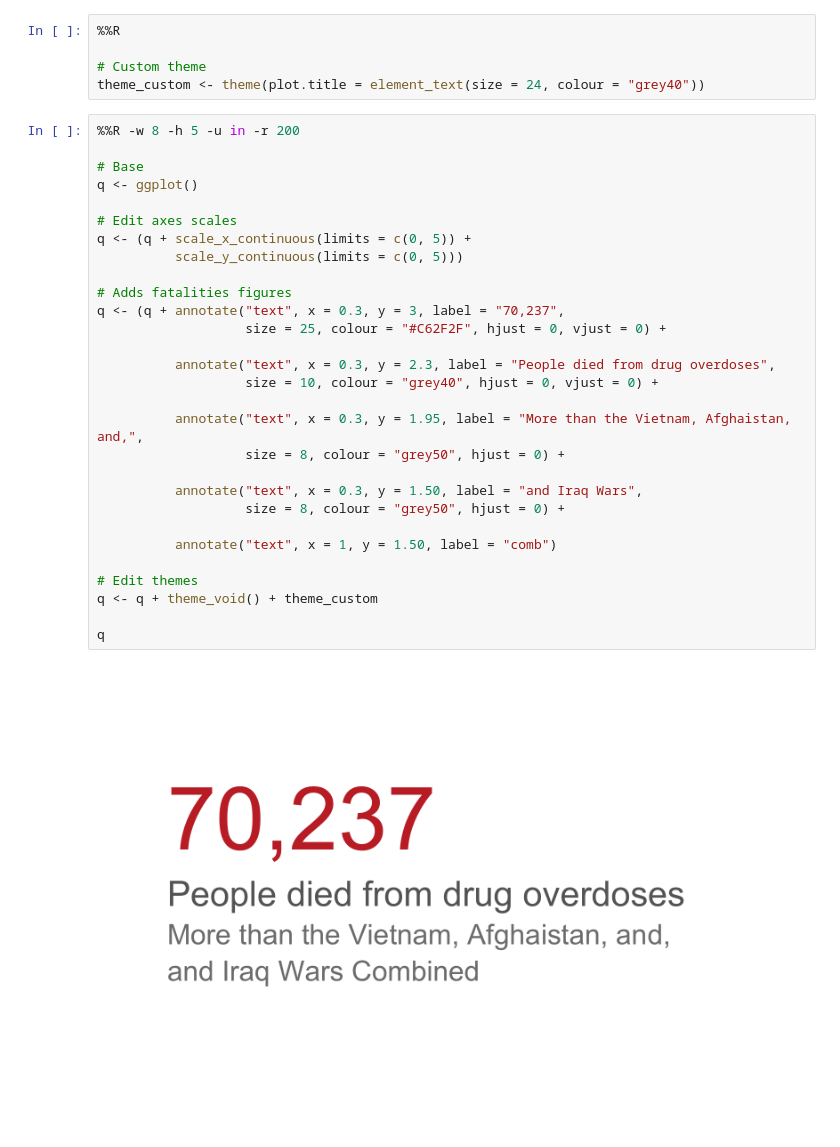
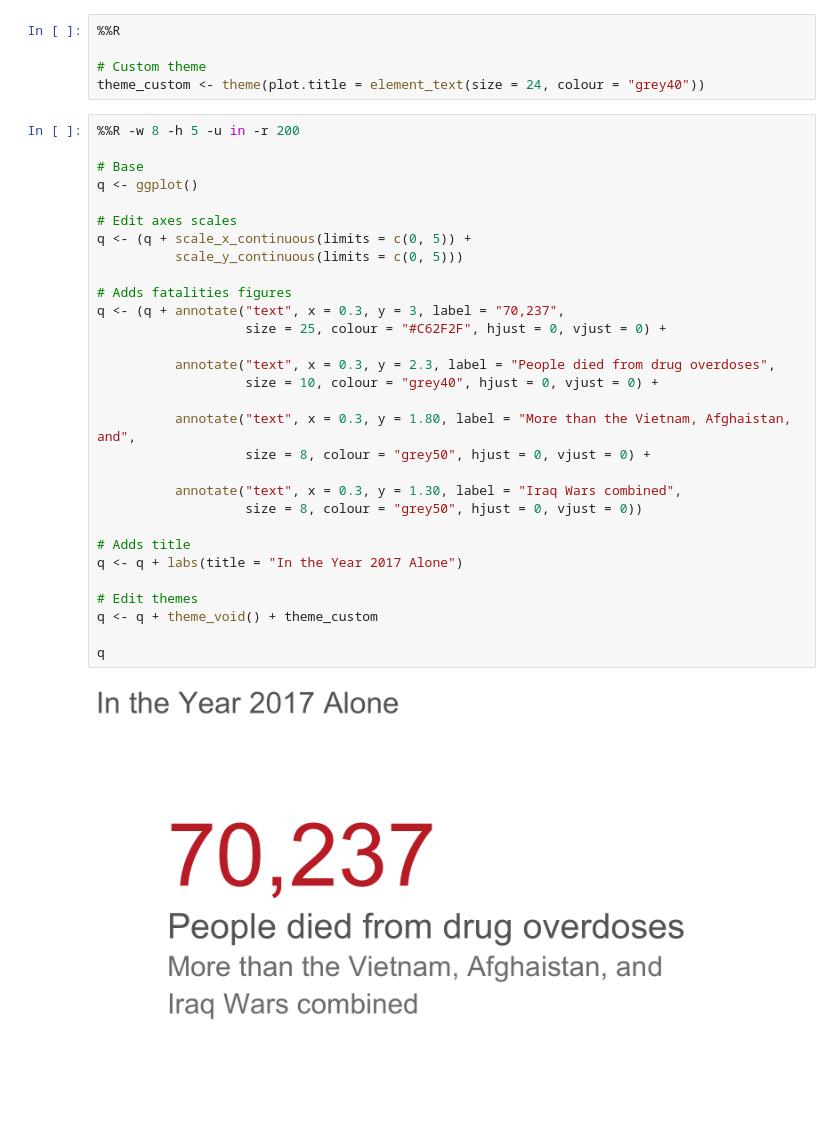
Before and after one commit to nithish08/opioids, a Jupyter notebook: src/MS-total-mortality-2017.ipynb, the cells around one changed output. Drawn from its saved outputs; the diff is of its cells as text.

```diff
--- a/src/MS-total-mortality-2017.ipynb
+++ b/src/MS-total-mortality-2017.ipynb
@@ -43,31 +43,32 @@ theme_custom <- theme(plot.title = element_text(size = 24, colour = "grey40"))
 # %%
 %%R -w 8 -h 5 -u in -r 200
 
 # Base
 q <- ggplot()
 
 # Edit axes scales
 q <- (q + scale_x_continuous(limits = c(0, 5)) +
           scale_y_continuous(limits = c(0, 5)))
 
 # Adds fatalities figures
 q <- (q + annotate("text", x = 0.3, y = 3, label = "70,237",
                    size = 25, colour = "#C62F2F", hjust = 0, vjust = 0) +
 
           annotate("text", x = 0.3, y = 2.3, label = "People died from drug overdoses",
                    size = 10, colour = "grey40", hjust = 0, vjust = 0) +
 
-          annotate("text", x = 0.3, y = 1.95, label = "More than the Vietnam, Afghaistan, and,",
-                   size = 8, colour = "grey50", hjust = 0) +
+          annotate("text", x = 0.3, y = 1.80, label = "More than the Vietnam, Afghaistan, and",
+                   size = 8, colour = "grey50", hjust = 0, vjust = 0) +
 
-          annotate("text", x = 0.3, y = 1.50, label = "and Iraq Wars",
-                   size = 8, colour = "grey50", hjust = 0) +
+          annotate("text", x = 0.3, y = 1.30, label = "Iraq Wars combined",
+                   size = 8, colour = "grey50", hjust = 0, vjust = 0))
 
-          annotate("text", x = 1, y = 1.50, label = "comb")
+# Adds title
+q <- q + labs(title = "In the Year 2017 Alone")
 
 # Edit themes
 q <- q + theme_void() + theme_custom
 
 q
 # %% [output]
-[figure, old version]
+[figure, new version]
```
Also changed, not shown: 16 other files.
